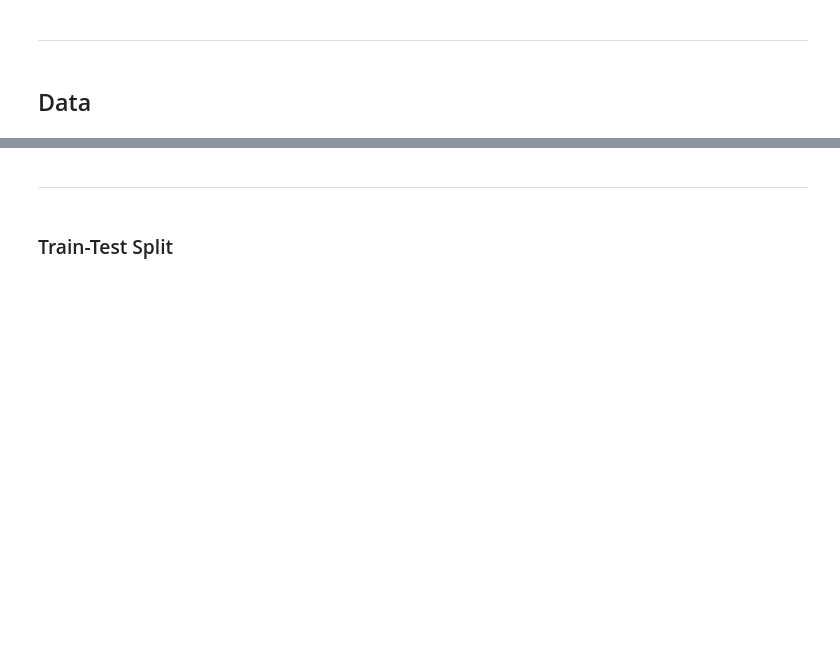
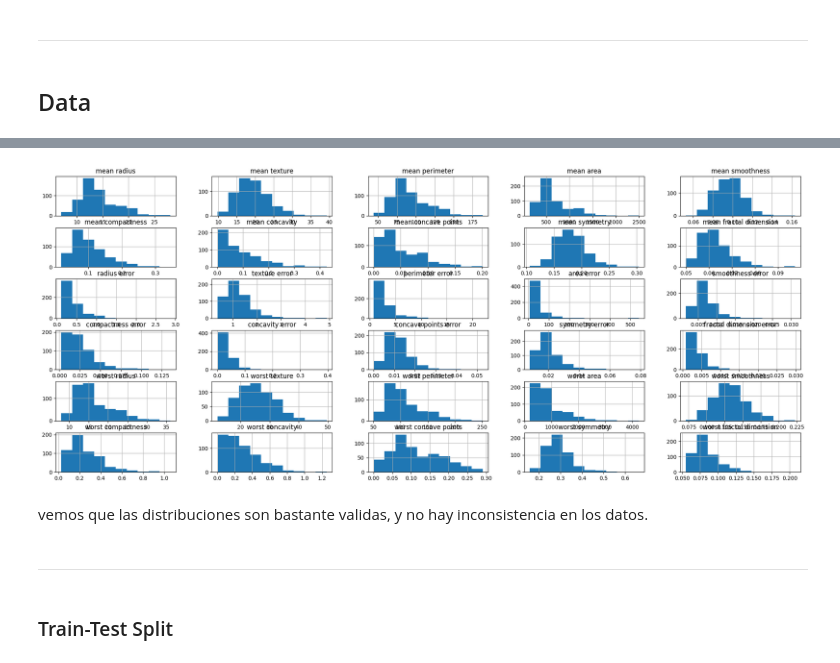
Before and after one commit to Yosesotomayor/Modulo_2, a Jupyter notebook: primera_entrega/act_uresti.ipynb, the cells around one changed output, grey strips where cells are left out. Saved outputs shown, nothing was run; the diff lists cells and outputs as text; code cells hidden in the pictures; blank space fills up the shorter version.

```diff
--- a/primera_entrega/act_uresti.ipynb
+++ b/primera_entrega/act_uresti.ipynb
@@ -26,3 +29,6 @@ data = load_breast_cancer()
 
 X = data.data
 y = data.target
+# %%
+df = pd.DataFrame(X, y, columns=data.feature_names)
+df
@@ -29,3 +49,10 @@ y = data.target
+# %%
+df.hist(figsize=(25, 10))
+plt.show()
+# %% [output]
+[figure, added]
+# %% [markdown]
+vemos que las distribuciones son bastante validas, y no hay inconsistencia en los datos.
 # %% [markdown]
 ---
 # %% [markdown]
```
Also changed, not shown: parts of 7 cells of this notebook, 3 other files.
